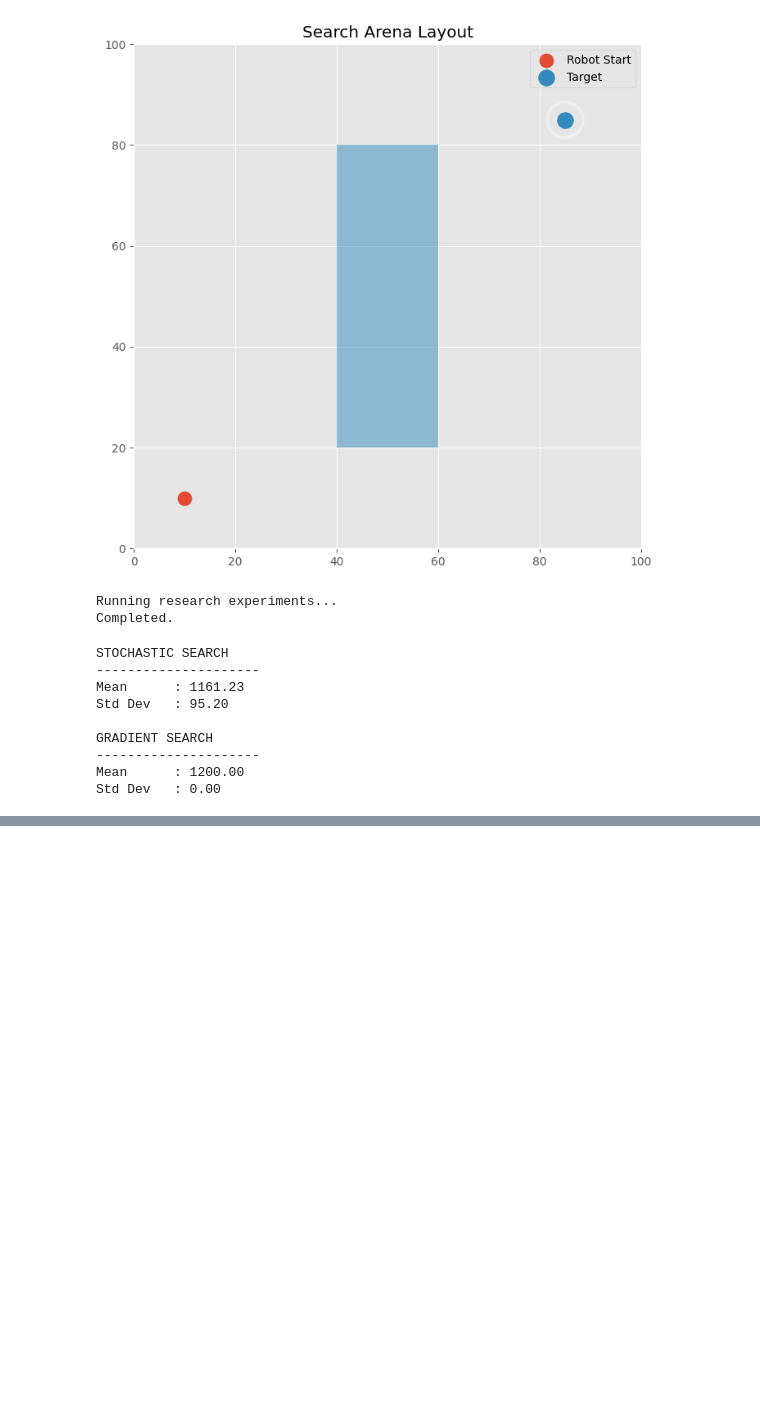
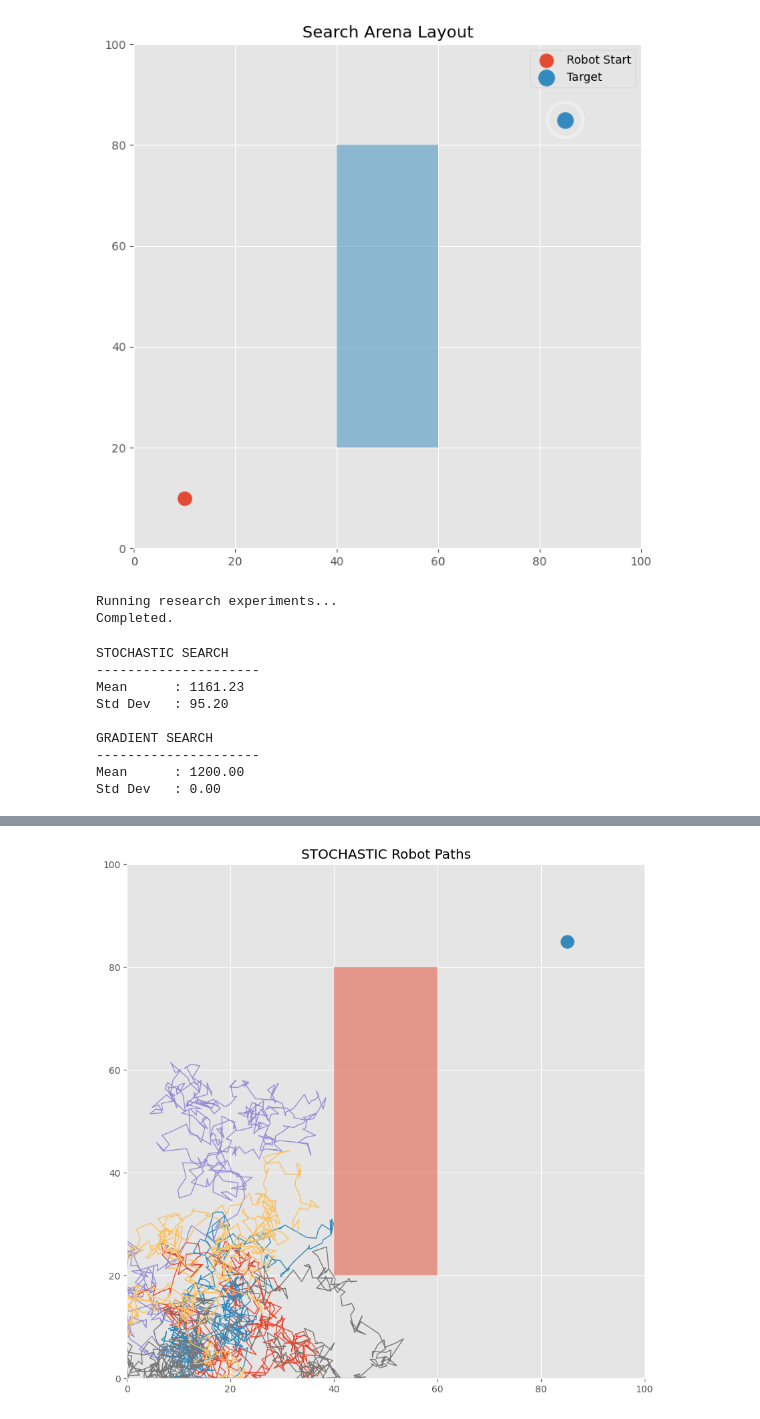
Before and after one commit to VivynKilari/SwarmNav, a Jupyter notebook: swarm_sar_sim.ipynb, the cells around one changed output, grey strips where cells are left out. Cells and saved outputs as stored; diff of their text form; code cells hidden in the pictures; blank space fills up the shorter version.

```diff
--- a/swarm_sar_sim.ipynb
+++ b/swarm_sar_sim.ipynb
@@ -449,0 +458,91 @@ plt.show()
+# %%
+# ROBOT TRAJECTORY VISUALIZATION
+
+def visualize_paths(search_type="stochastic"):
+
+    target = np.array([85.0, 85.0])
+
+    robots = [
+        Robot(i,[10,10])
+        for i in range(5)
+    ]
+
+    for step in range(500):
+
+        for r in robots:
+
+            if search_type == "stochastic":
+
+                step_size = np.random.rayleigh(1.5)
+
+                angle = np.random.uniform(
+                    0,
+                    2*np.pi
+                )
+
+                move_vec = np.array([
+                    np.cos(angle),
+                    np.sin(angle)
+                ]) * step_size
+
+            else:
+
+                direction = target - r.pos
+
+                dist = np.linalg.norm(direction)
+
+                unit_vec = (
+                    direction/dist
+                    if dist > 0 else np.zeros(2)
+                )
+
+                move_vec = (
+                    unit_vec*1.2
+                    +
+                    np.random.normal(0,0.4,2)
+                )
+
+            r.move(move_vec,OBSTACLE_BOUNDS)
+
+    plt.figure(figsize=(10,10))
+
+    for robot in robots:
+
+        path = np.array(robot.path)
+
+        plt.plot(
+            path[:,0],
+            path[:,1],
+            linewidth=1
+        )
+
+    for obs in OBSTACLE_BOUNDS:
+
+        x1,x2,y1,y2 = obs
+
+        plt.fill(
+            [x1,x2,x2,x1],
+            [y1,y1,y2,y2],
+            alpha=0.5
+        )
+
+    plt.scatter(
+        target[0],
+        target[1],
+        s=200
+    )
+
+    plt.title(
+        f"{search_type.upper()} Robot Paths"
+    )
+
+    plt.xlim(0,100)
+    plt.ylim(0,100)
+
+    plt.grid(True)
+
+    plt.show()
+
+visualize_paths("stochastic")
+# %% [output]
+[figure, added]
```
Also changed, not shown: parts of 5 cells of this notebook.
